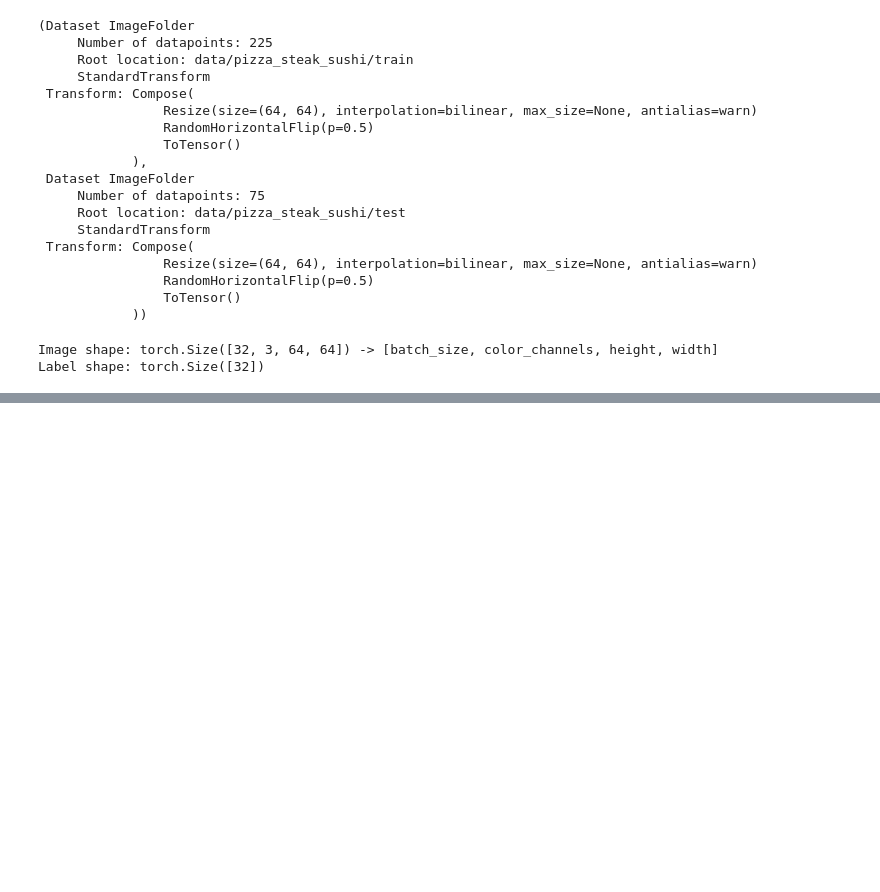
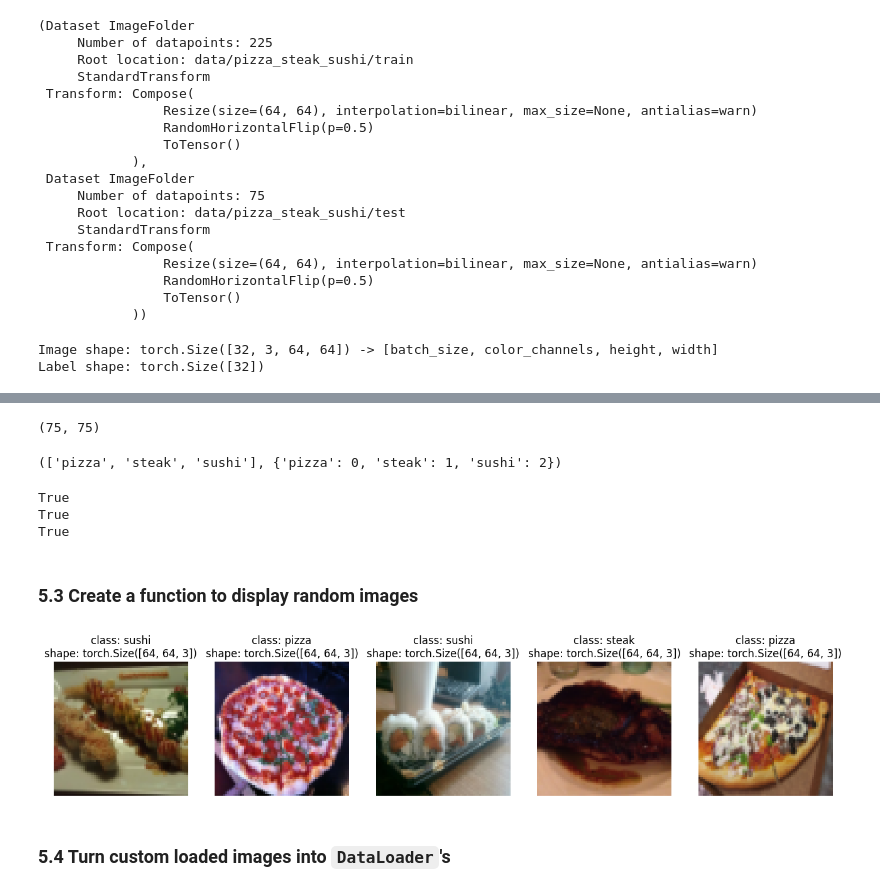
Before and after one commit to LadislavVasina1/pytorch_ztm, a Jupyter notebook: 04_custom_datasets/04_custom_datasets.ipynb, the cells around one changed output, grey strips where cells are left out. Drawn from its saved outputs; the diff is of its cells as text; code cells hidden in the pictures; blank space fills up the shorter version.

```diff
--- a/04_custom_datasets/04_custom_datasets.ipynb
+++ b/04_custom_datasets/04_custom_datasets.ipynb
@@ -350,0 +385,8 @@ Label shape: torch.Size([32])
+# %%
+# Setup path for target directory
+target_directory = train_dir
+print(f"Target directory: {target_directory}")
+
+# Get the class names from the target directory
+class_names_found = sorted(entry.name for entry in list(os.scandir(target_directory)))
+class_names_found
@@ -350,0 +396,31 @@ Label shape: torch.Size([32])
+# %%
+def find_classes(directory: str) -> Tuple[List[str], Dict[str, int]]:
+    """Finds the class folder names in a target directory.
+
+    Assumes target directory is in standard image classification format.
+
+    Args:
+        directory (str): target directory to load classnames from.
+
+    Returns:
+        Tuple[List[str], Dict[str, int]]: (list_of_class_names, dict(class_name: idx...))
+
+    Example:
+        find_classes("food_images/train")
+        >>> (["class_1", "class_2"], {"class_1": 0, ...})
+    """
+    # 1. Get the class names by scanning the target directory
+    classes = sorted(entry.name for entry in os.scandir(directory) if entry.is_dir())
+
+    # 2. Raise an error if class names not found
+    if not classes:
+        raise FileNotFoundError(f"Couldn't find any classes in {directory}.")
+
+    # 3. Crearte a dictionary of index labels (computers prefer numerical rather than string labels)
+    class_to_idx = {cls_name: i for i, cls_name in enumerate(classes)}
+
+    return classes, class_to_idx
+# %%
+# Get the class names and class_to_idx
+class_names, class_to_idx = find_classes(target_directory)
+class_names, class_to_idx
@@ -350,0 +528,19 @@ Label shape: torch.Size([32])
+# %%
+len(test_data), len(test_data_custom)
+# %% [output]
+(75, 75)
+# %%
+train_data_custom.classes, train_data_custom.class_to_idx
+# %% [output]
+(['pizza', 'steak', 'sushi'], {'pizza': 0, 'steak': 1, 'sushi': 2})
+# %%
+# Check for equality amongst our custom Dataset and ImageFolder Dataset
+print((len(train_data_custom) == len(train_data)) & (len(test_data_custom) == len(test_data)))
+print(train_data_custom.classes == train_data.classes)
+print(train_data_custom.class_to_idx == train_data.class_to_idx)
+# %% [output]
+True
+True
+True
+# %% [markdown]
+### 5.3 Create a function to display random images
@@ -350,0 +587,10 @@ Label shape: torch.Size([32])
+# %%
+# Display random images from ImageFolder created Dataset
+display_random_images(train_data,
+                      n=5,
+                      classes=class_names,
+                      seed=None)
+# %% [output]
+[figure, added]
+# %% [markdown]
+### 5.4 Turn custom loaded images into `DataLoader`'s
```
Also changed, not shown: parts of 43 cells of this notebook, 1 other file.
